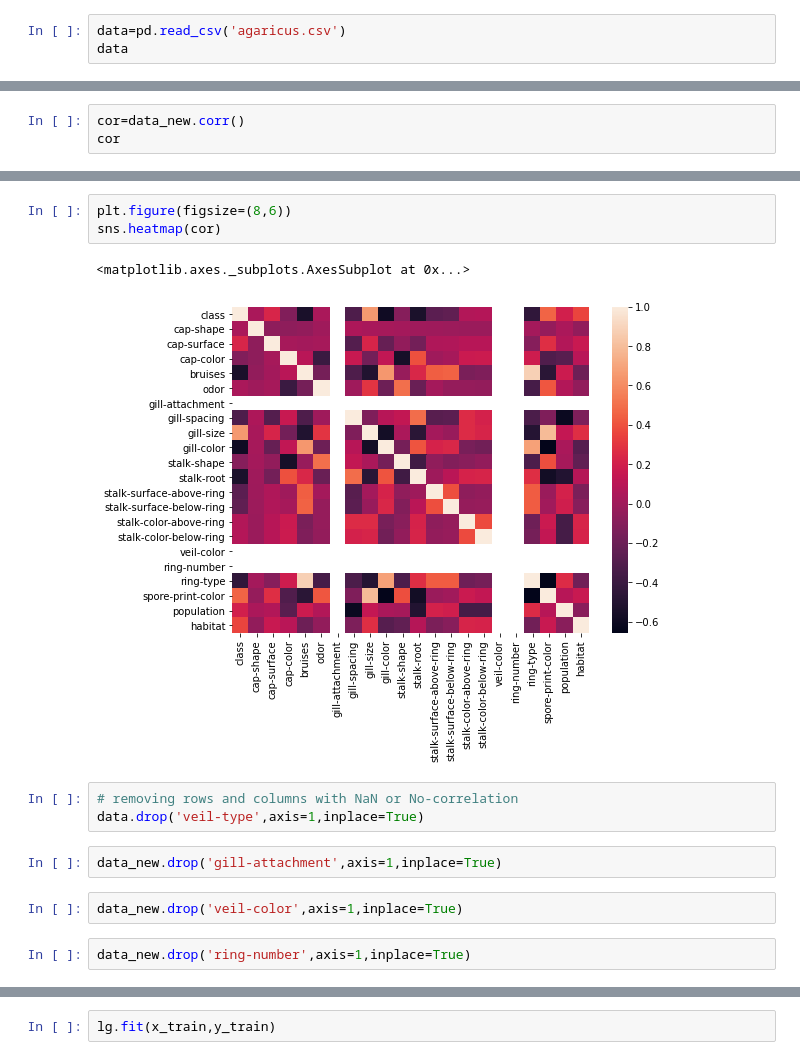
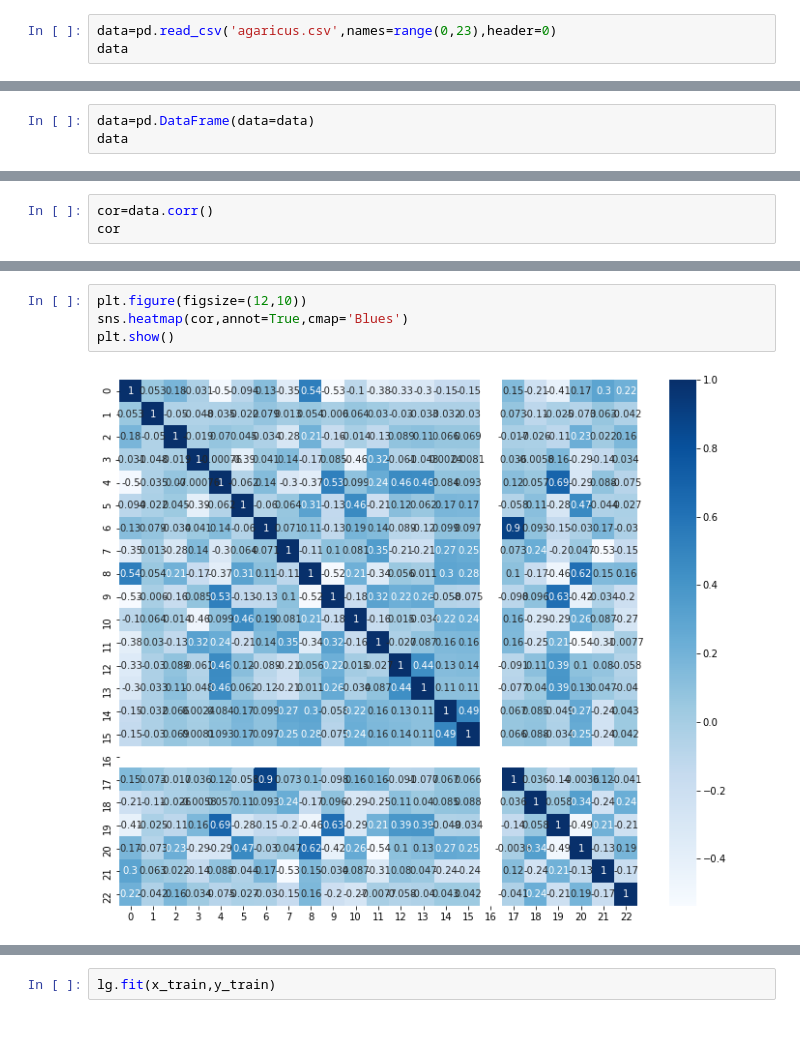
Before and after one commit to Dileep759/Dileep-Project-Files1, a Jupyter notebook: Mushroom Dataset.ipynb, the cells around one changed output, grey strips where cells are left out. Drawn from its saved outputs; the diff is of its cells as text; blank space fills up the shorter version.

```diff
--- a/Mushroom Dataset.ipynb
+++ b/Mushroom Dataset.ipynb
@@ -15,6 +16,6 @@ from sklearn.model_selection import train_test_split
 import warnings
 warnings.filterwarnings('ignore')
 # %%
-data=pd.read_csv('agaricus.csv')
+data=pd.read_csv('agaricus.csv',names=range(0,23),header=0)
 data
 # %% [output]
@@ -33,0 +54,3 @@ data
+# %%
+data=pd.DataFrame(data=data)
+data
@@ -251,4 +151,4 @@ sns.heatmap(data_new.isnull())
 # %%
-cor=data_new.corr()
+cor=data.corr()
 cor
 # %% [output]
@@ -273,15 +173,6 @@ cor
 # %%
-plt.figure(figsize=(8,6))
-sns.heatmap(cor)
+plt.figure(figsize=(12,10))
+sns.heatmap(cor,annot=True,cmap='Blues')
+plt.show()
 # %% [output]
-<matplotlib.axes._subplots.AxesSubplot at 0x...>
-[figure, old version]
+[figure, new version]
-# %%
-# removing rows and columns with NaN or No-correlation
-data.drop('veil-type',axis=1,inplace=True)
-# %%
-data_new.drop('gill-attachment',axis=1,inplace=True)
-# %%
-data_new.drop('veil-color',axis=1,inplace=True)
-# %%
-data_new.drop('ring-number',axis=1,inplace=True)
```
Also changed, not shown: parts of 59 cells of this notebook.
